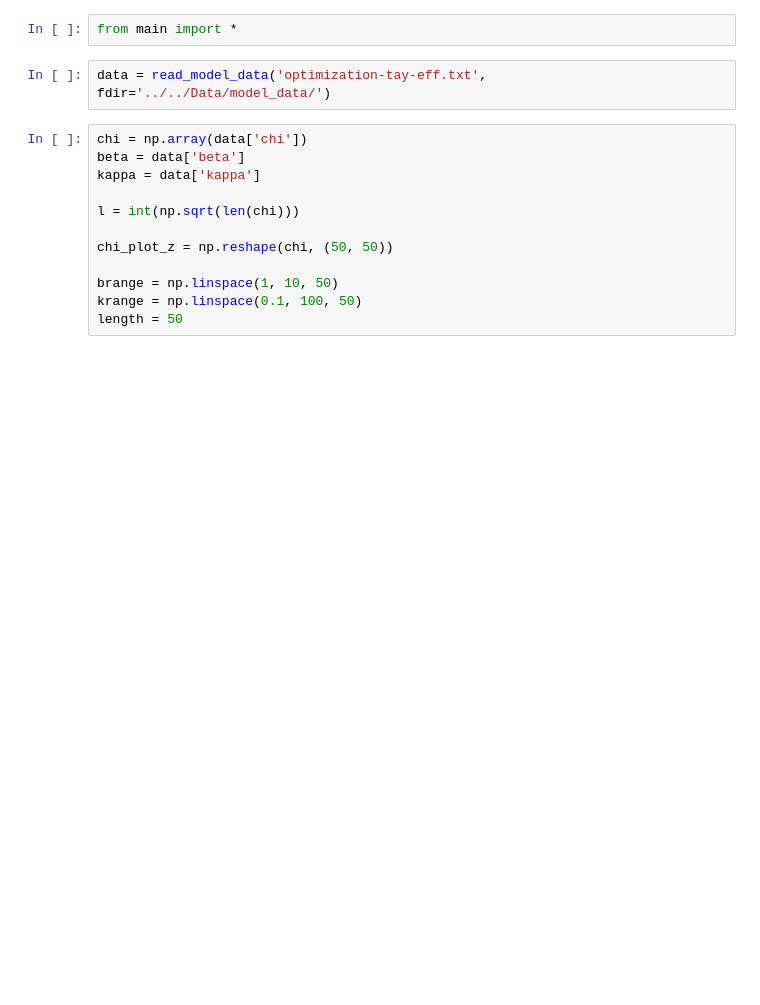
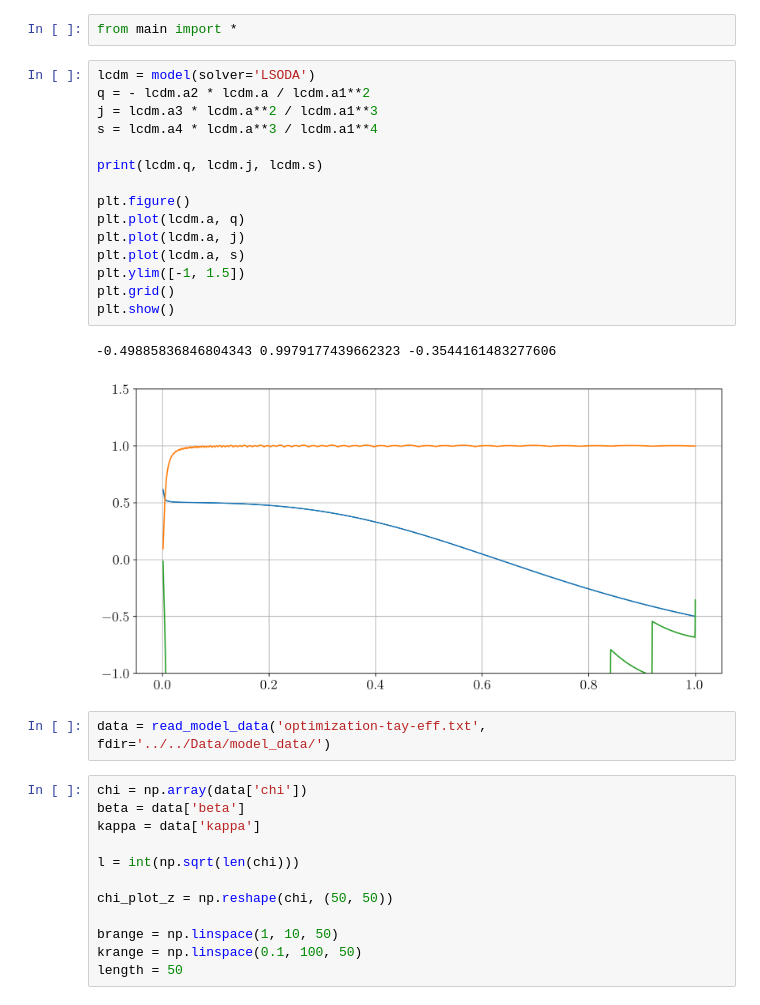
Before and after one commit to bktakacs/thesis_ku, a Jupyter notebook: Untitled-1.ipynb, the cells around one changed output. Cells and saved outputs as stored; diff of their text form; blank space fills up the shorter version.

```diff
--- a/Untitled-1.ipynb
+++ b/Untitled-1.ipynb
@@ -1,5 +1,23 @@
 # %%
 from main import *
+# %%
+lcdm = model(solver='LSODA')
+q = - lcdm.a2 * lcdm.a / lcdm.a1**2
+j = lcdm.a3 * lcdm.a**2 / lcdm.a1**3
+s = lcdm.a4 * lcdm.a**3 / lcdm.a1**4
+
+print(lcdm.q, lcdm.j, lcdm.s)
+
+plt.figure()
+plt.plot(lcdm.a, q)
+plt.plot(lcdm.a, j)
+plt.plot(lcdm.a, s)
+plt.ylim([-1, 1.5])
+plt.grid()
+plt.show()
+# %% [output]
+-0.49885836846804343 0.9979177439662323 -0.3544161483277606
+[figure, added]
 # %%
 data = read_model_data('optimization-tay-eff.txt', fdir='../../Data/model_data/')
 # %%
```
